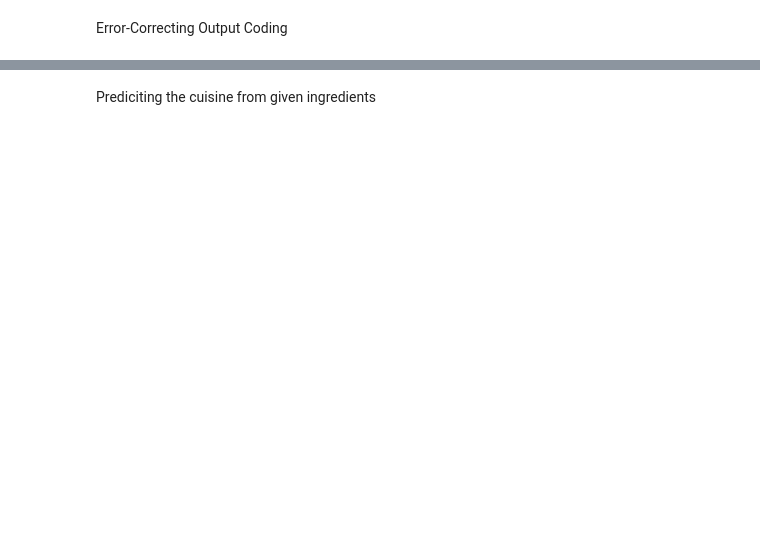
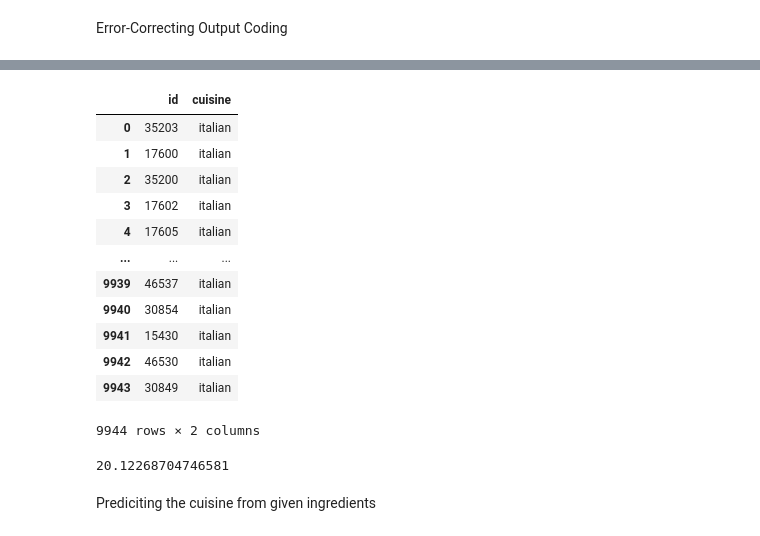
Before and after one commit to Milky066/IE0005_MiniProject, a Jupyter notebook: Source/Cooking.ipynb, the cells around one changed output, grey strips where cells are left out. Saved outputs shown, nothing was run; the diff lists cells and outputs as text; code cells hidden in the pictures; blank space fills up the shorter version.

```diff
--- a/Source/Cooking.ipynb
+++ b/Source/Cooking.ipynb
@@ -116,3 +191,28 @@ classification = OneVsRestClassifier(svc_train)
+# %%
+sample_sub = pd.DataFrame(pd.read_csv("../Cooking_Assets/sample_submission.csv"))
+sample_sub.sort_values(by="id")
+sample_sub
+# %% [output]
+|  | id | cuisine |
+| 0 | 35203 | italian |
+| 1 | 17600 | italian |
+| 2 | 35200 | italian |
+| 3 | 17602 | italian |
+| 4 | 17605 | italian |
+| ... | ... | ... |
+| 9939 | 46537 | italian |
+| 9940 | 30854 | italian |
+| 9941 | 15430 | italian |
+| 9942 | 46530 | italian |
+| 9943 | 30849 | italian |
+9944 rows × 2 columns
+# %%
+from sklearn.metrics import accuracy_score
+
+accuracy = accuracy_score(y_pred=prediction_df[0],y_true=sample_sub["cuisine"])
+accuracy*100
+# %% [output]
+20.12268704746581
 # %% [markdown]
 Prediciting the cuisine from given ingredients
 # %%
```
Also changed, not shown: parts of 18 cells of this notebook, 1 other file.
